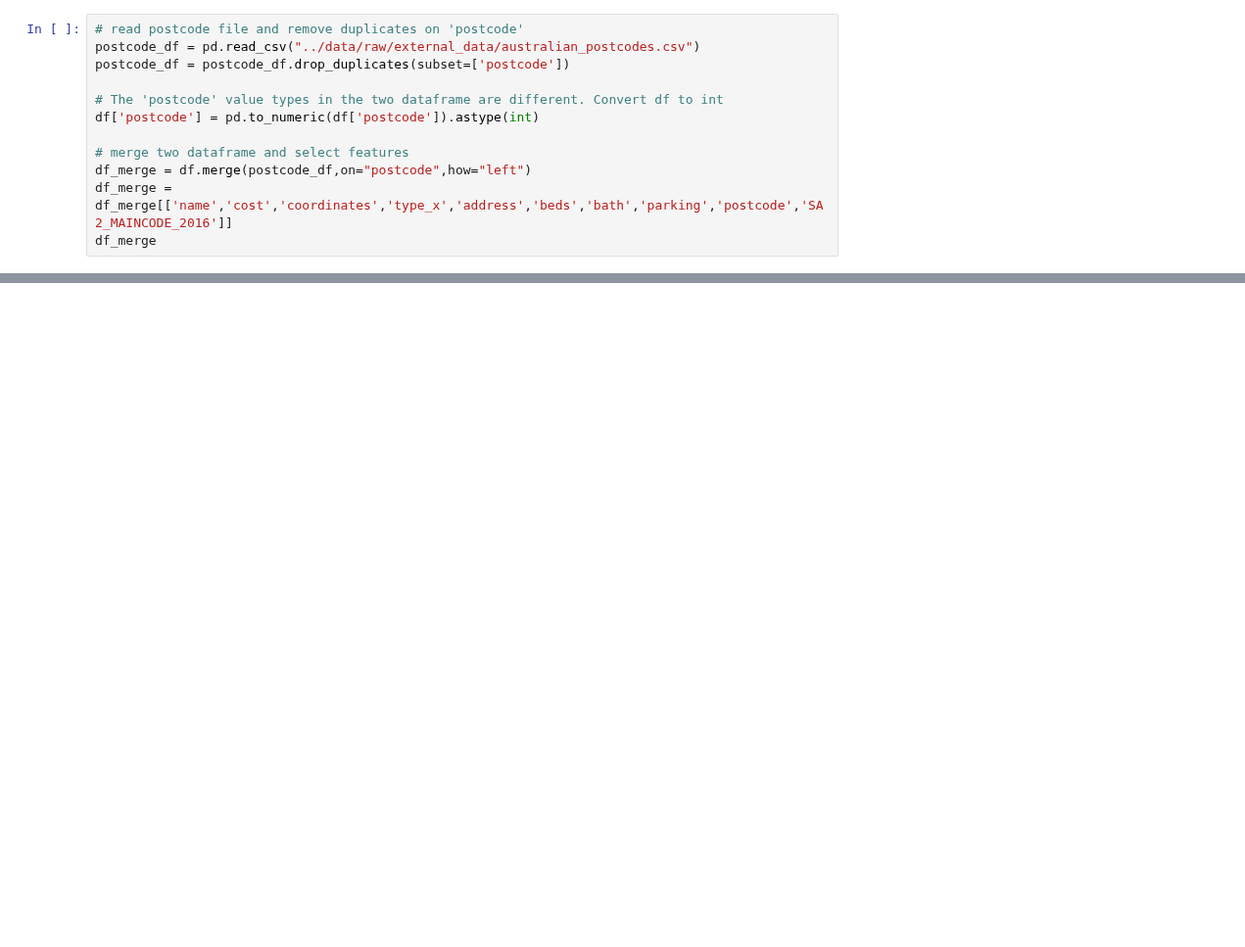
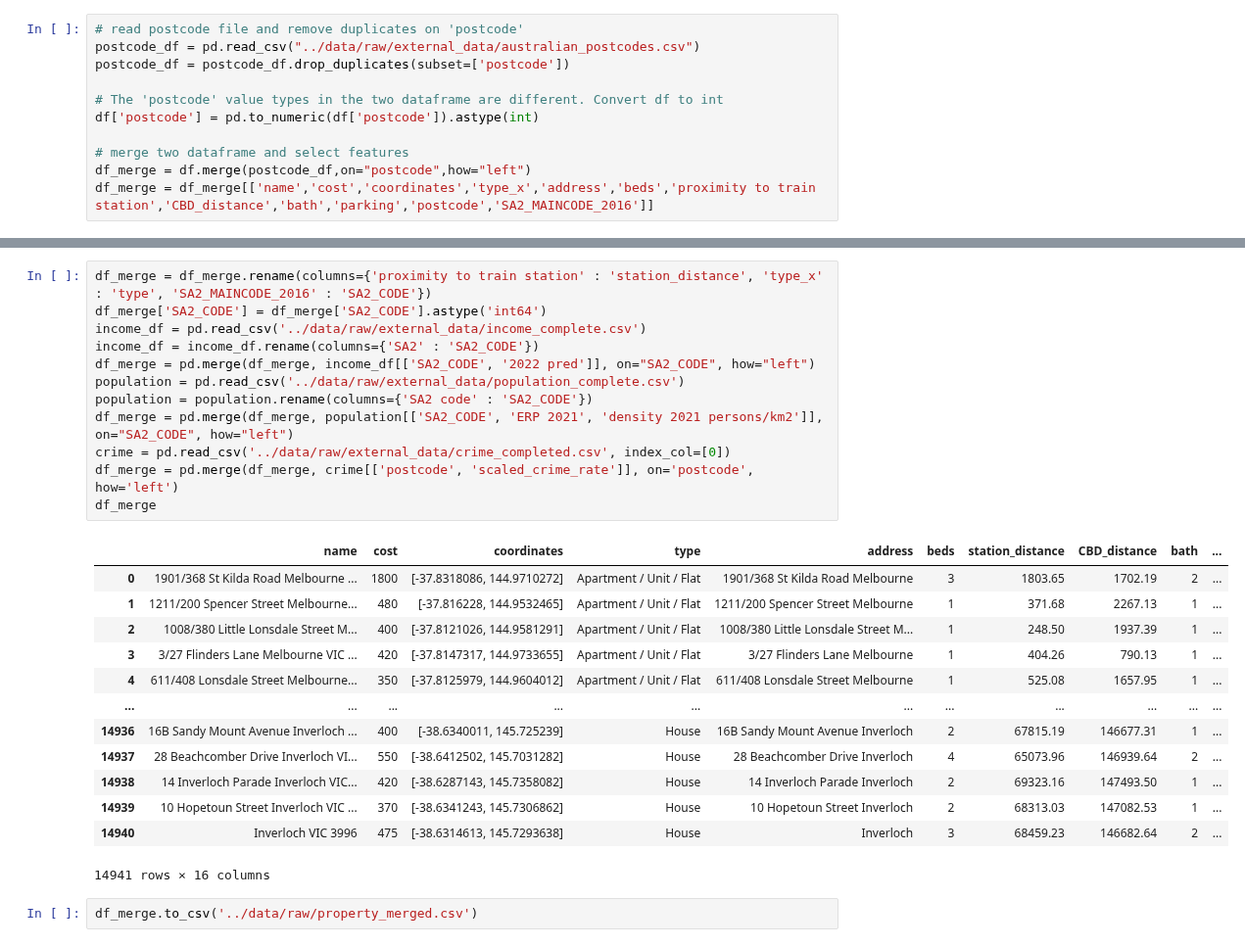
Before and after one commit to MAST30034-Applied-Data-Science/generic-real-estate-consulting-project-group-6, a Jupyter notebook: notebooks/preprocess_property.ipynb, the cells around one changed output, grey strips where cells are left out. Shown at 98% size. Saved outputs shown, nothing was run; the diff lists cells and outputs as text; blank space fills up the shorter version.

Commit message:
crime rate + merge some dataset.

```diff
--- a/notebooks/preprocess_property.ipynb
+++ b/notebooks/preprocess_property.ipynb
@@ -149,5 +153,4 @@ df['postcode'] = pd.to_numeric(df['postcode']).astype(int)
 
 # merge two dataframe and select features
 df_merge = df.merge(postcode_df,on="postcode",how="left")
-df_merge = df_merge[['name','cost','coordinates','type_x','address','beds','bath','parking','postcode','SA2_MAINCODE_2016']]
-df_merge
+df_merge = df_merge[['name','cost','coordinates','type_x','address','beds','proximity to train station','CBD_distance','bath','parking','postcode','SA2_MAINCODE_2016']]
@@ -155,0 +174,28 @@ FileNotFoundError: [Errno 2] No such file or directory: '../data/raw/external_da
+# %%
+df_merge = df_merge.rename(columns={'proximity to train station' : 'station_distance', 'type_x' : 'type', 'SA2_MAINCODE_2016' : 'SA2_CODE'})
+df_merge['SA2_CODE'] = df_merge['SA2_CODE'].astype('int64')
+income_df = pd.read_csv('../data/raw/external_data/income_complete.csv')
+income_df = income_df.rename(columns={'SA2' : 'SA2_CODE'})
+df_merge = pd.merge(df_merge, income_df[['SA2_CODE', '2022 pred']], on="SA2_CODE", how="left")
+population = pd.read_csv('../data/raw/external_data/population_complete.csv')
+population = population.rename(columns={'SA2 code' : 'SA2_CODE'})
+df_merge = pd.merge(df_merge, population[['SA2_CODE', 'ERP 2021', 'density 2021 persons/km2']], on="SA2_CODE", how="left")
+crime = pd.read_csv('../data/raw/external_data/crime_completed.csv', index_col=[0])
+df_merge = pd.merge(df_merge, crime[['postcode', 'scaled_crime_rate']], on='postcode', how='left')
+df_merge
+# %% [output]
+|  | name | cost | coordinates | type | address | beds | station_distance | CBD_distance | bath | ... |
+| 0 | 1901/368 St Kilda Road Melbourne ... | 1800 | [-37.8318086, 144.9710272] | Apartment / Unit / Flat | 1901/368 St Kilda Road Melbourne | 3 | 1803.65 | 1702.19 | 2 | ... |
+| 1 | 1211/200 Spencer Street Melbourne... | 480 | [-37.816228, 144.9532465] | Apartment / Unit / Flat | 1211/200 Spencer Street Melbourne | 1 | 371.68 | 2267.13 | 1 | ... |
+| 2 | 1008/380 Little Lonsdale Street M... | 400 | [-37.8121026, 144.9581291] | Apartment / Unit / Flat | 1008/380 Little Lonsdale Street M... | 1 | 248.50 | 1937.39 | 1 | ... |
+| 3 | 3/27 Flinders Lane Melbourne VIC ... | 420 | [-37.8147317, 144.9733655] | Apartment / Unit / Flat | 3/27 Flinders Lane Melbourne | 1 | 404.26 | 790.13 | 1 | ... |
+| 4 | 611/408 Lonsdale Street Melbourne... | 350 | [-37.8125979, 144.9604012] | Apartment / Unit / Flat | 611/408 Lonsdale Street Melbourne | 1 | 525.08 | 1657.95 | 1 | ... |
+| ... | ... | ... | ... | ... | ... | ... | ... | ... | ... | ... |
+| 14936 | 16B Sandy Mount Avenue Inverloch ... | 400 | [-38.6340011, 145.725239] | House | 16B Sandy Mount Avenue Inverloch | 2 | 67815.19 | 146677.31 | 1 | ... |
+| 14937 | 28 Beachcomber Drive Inverloch VI... | 550 | [-38.6412502, 145.7031282] | House | 28 Beachcomber Drive Inverloch | 4 | 65073.96 | 146939.64 | 2 | ... |
+| 14938 | 14 Inverloch Parade Inverloch VIC... | 420 | [-38.6287143, 145.7358082] | House | 14 Inverloch Parade Inverloch | 2 | 69323.16 | 147493.50 | 1 | ... |
+| 14939 | 10 Hopetoun Street Inverloch VIC ... | 370 | [-38.6341243, 145.7306862] | House | 10 Hopetoun Street Inverloch | 2 | 68313.03 | 147082.53 | 1 | ... |
+| 14940 | Inverloch VIC 3996 | 475 | [-38.6314613, 145.7293638] | House | Inverloch | 3 | 68459.23 | 146682.64 | 2 | ... |
+14941 rows × 16 columns
+# %%
+df_merge.to_csv('../data/raw/property_merged.csv')
```
Also changed, not shown: parts of 8 cells of this notebook, 4 other files.
